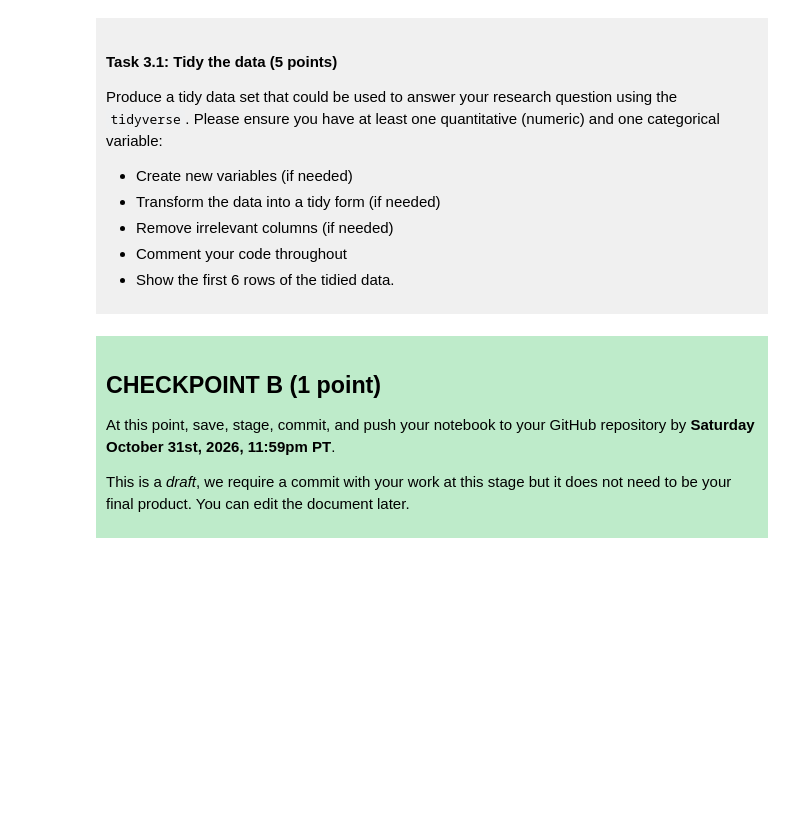
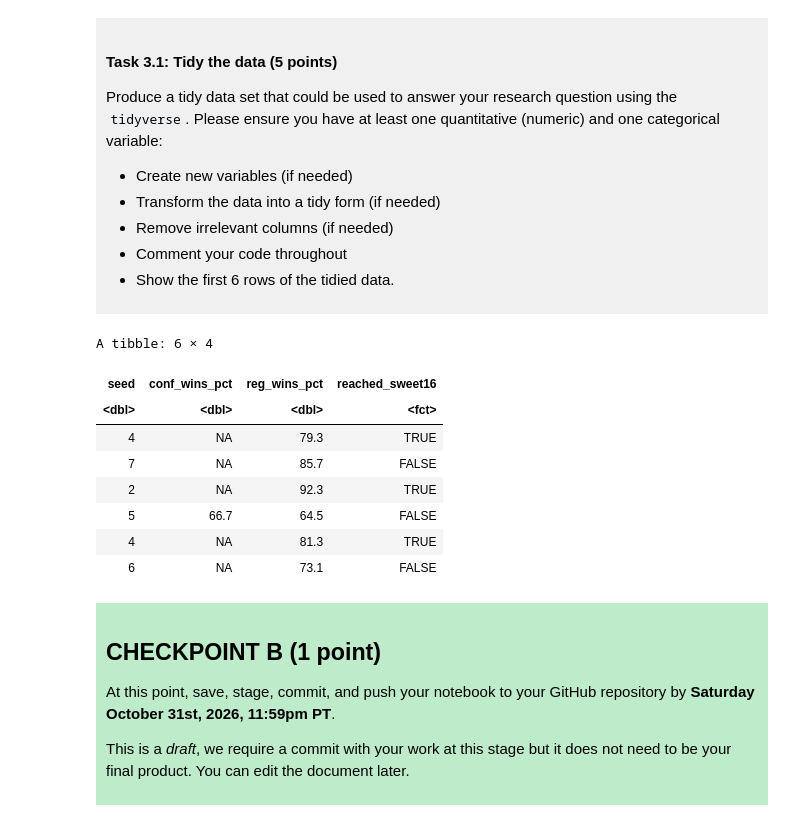
Before and after one commit to QqQiuabc/dsci-100-project-hanna-qiu, a Jupyter notebook: dsci-100-project-notebook.ipynb, the cells around one changed output. Drawn from its saved outputs; the diff is of its cells as text; code cells hidden in the pictures; blank space fills up the shorter version.

```diff
--- a/dsci-100-project-notebook.ipynb
+++ b/dsci-100-project-notebook.ipynb
@@ -189,7 +223,29 @@ Produce a tidy data set that could be used to answer your research question usin
 
 </div>
 # %%
-### EDIT THIS CODE CELL ###
+# create a variable to identify teams that reached sweet 16
+tidy_data <- march_madness |>
+mutate(reached_sweet16 = tourney_finish == "top_16_loss" |
+       tourney_finish == "top_8_loss" |
+       tourney_finish == "top_4_loss" |
+       tourney_finish == "top_2_loss" |
+       tourney_finish == "champ") |>
+# remove irrelevant columns
+select(seed, conf_wins_pct, reg_wins_pct, reached_sweet16) |>
+# convert the variable into factor
+mutate(reached_sweet16 = as_factor(reached_sweet16))
+# show the first 6 rows of the tidied data
+head(tidy_data)
+# %% [output]
+A tibble: 6 × 4
+| seed | conf_wins_pct | reg_wins_pct | reached_sweet16 |
+| <dbl> | <dbl> | <dbl> | <fct> |
+| 4 | NA | 79.3 | TRUE |
+| 7 | NA | 85.7 | FALSE |
+| 2 | NA | 92.3 | TRUE |
+| 5 | 66.7 | 64.5 | FALSE |
+| 4 | NA | 81.3 | TRUE |
+| 6 | NA | 73.1 | FALSE |
 # %% [markdown]
 <div style="background-color: #beebca; padding: 10px;">
 
```
Also changed, not shown: parts of 3 cells of this notebook.
